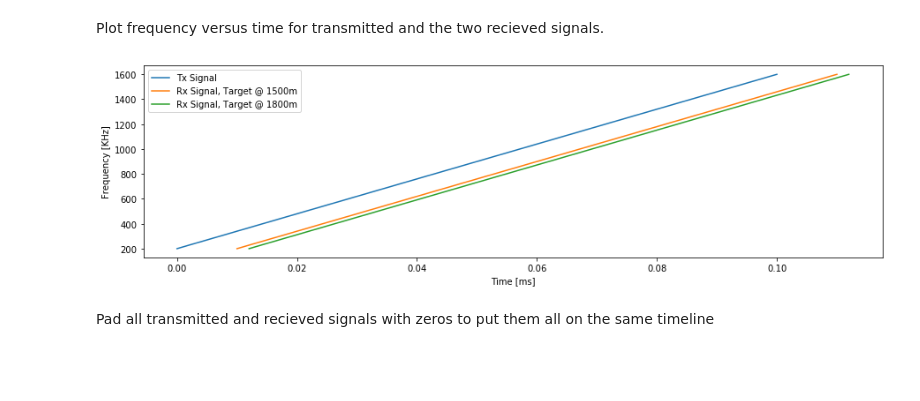
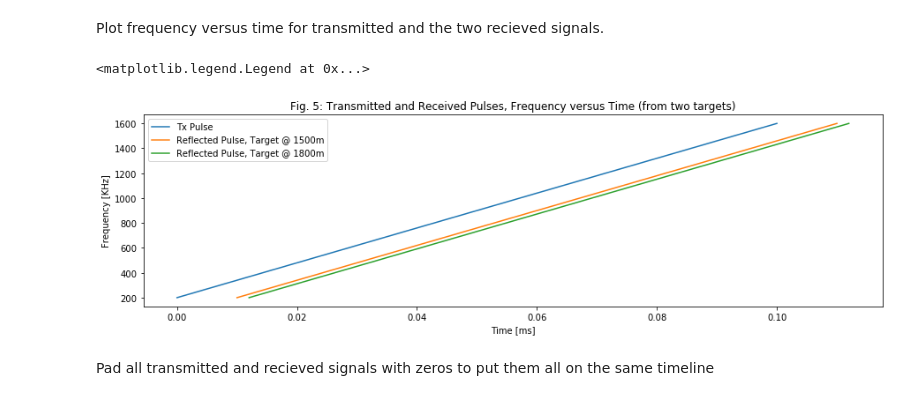
Before and after one commit to spestana/microwave-rs, a Jupyter notebook: Homework1.ipynb, the cells around one changed output. Saved outputs shown, nothing was run; the diff lists cells and outputs as text; code cells hidden in the pictures; blank space fills up the shorter version.

```diff
--- a/Homework1.ipynb
+++ b/Homework1.ipynb
@@ -113,14 +128,17 @@ Two-way travel time to 1800 m target: 0.012 ms
 Plot frequency versus time for transmitted and the two recieved signals.
 # %%
 plt.figure(figsize=(15,4))
-plt.plot(t/1e-3,f/1e3,label='Tx Signal') # convert to KHz and ms for ease of reading and plot
-plt.plot(t_1/1e-3,f_1/1e3,label='Rx Signal, Target @ 1500m')
-plt.plot(t_2/1e-3,f_2/1e3,label='Rx Signal, Target @ 1800m')
+plt.plot(t/1e-3,f/1e3,label='Tx Pulse') # convert to KHz and ms for ease of reading and plot
+plt.plot(t_1/1e-3,f_1/1e3,label='Reflected Pulse, Target @ 1500m')
+plt.plot(t_2/1e-3,f_2/1e3,label='Reflected Pulse, Target @ 1800m')
 plt.ylabel('Frequency [KHz]')
 plt.xlabel('Time [ms]')
-plt.legend(loc='best');
+plt.title('Fig. 5: Transmitted and Received Pulses, Frequency versus Time (from two targets)')
+plt.legend(loc='best')
+#plt.savefig('figure5.jpg',dpi=200);
 # %% [output]
+<matplotlib.legend.Legend at 0x...>
-[figure, old version]
+[figure, new version]
 # %%
 Eo_2 = 0.1 # attenuated 0.1 V signal recieved at the antenna
 Ezt_2 = E(z,t,f_2,v,Eo_2) # reflected voltage as a function of time
```
Also changed, not shown: parts of 28 cells of this notebook.
